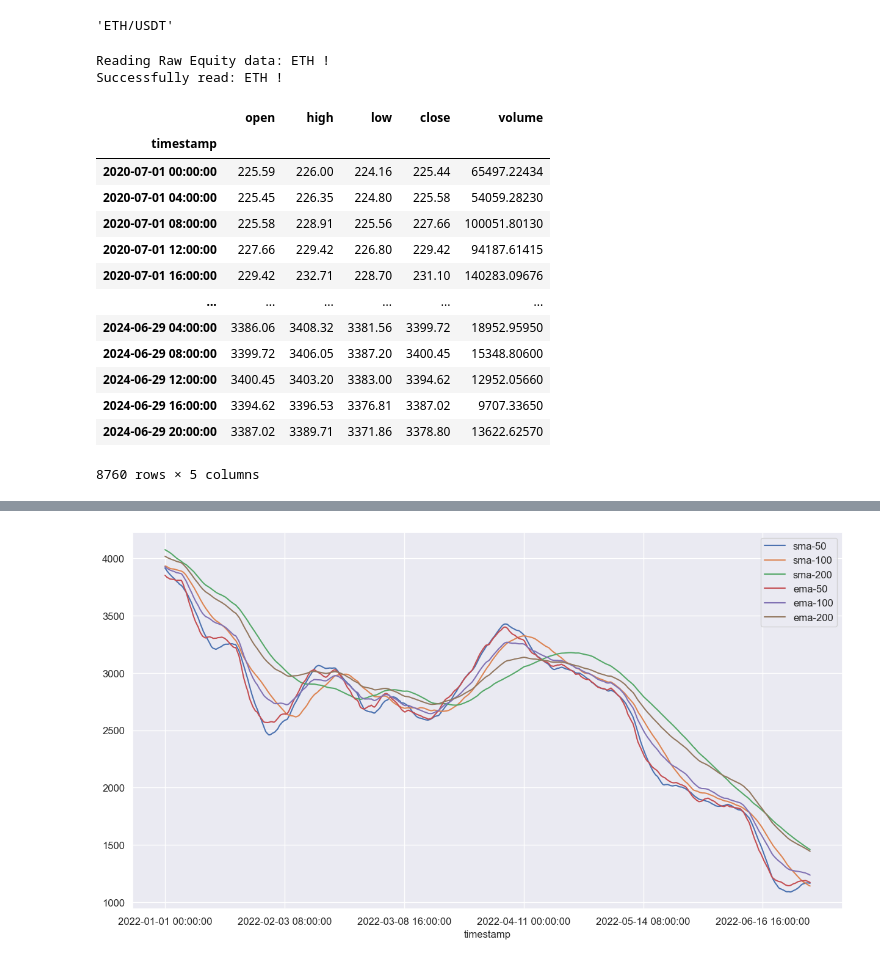
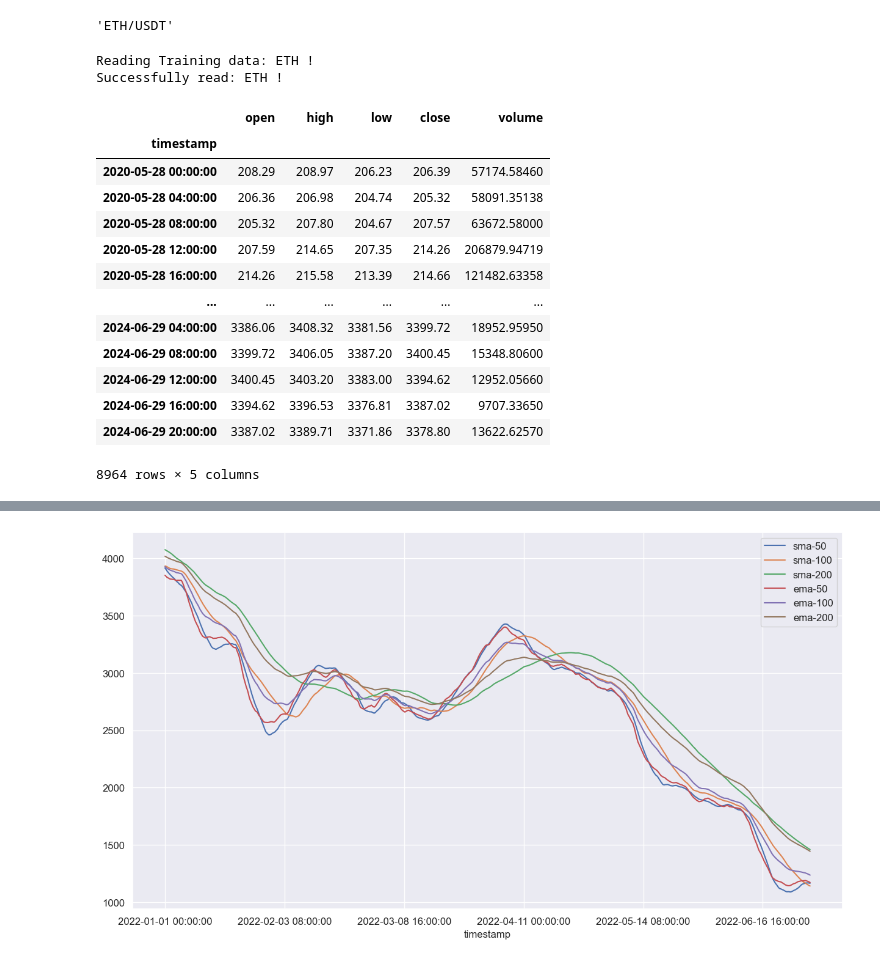
Before and after one commit to DivyanshGupta2006/Project-catRL, a Jupyter notebook: notebooks/feature_engineering.ipynb, the cells around one changed output, grey strips where cells are left out. Cells and saved outputs as stored; diff of their text form; code cells hidden in the pictures.

```diff
--- a/notebooks/feature_engineering.ipynb
+++ b/notebooks/feature_engineering.ipynb
@@ -34,25 +34,25 @@ symbol
 # %% [output]
 'ETH/USDT'
 # %%
-data = read_file.read_training_data(symbol)
+data = read_file.read_raw_training_data(symbol)
 data
 # %% [output]
-Reading Raw Equity data: ETH !
+Reading Training data: ETH !
 Successfully read: ETH !
 |  | open | high | low | close | volume |
 | timestamp |  |  |  |  |  |
-| 2020-07-01 00:00:00 | 225.59 | 226.00 | 224.16 | 225.44 | 65497.22434 |
-| 2020-07-01 04:00:00 | 225.45 | 226.35 | 224.80 | 225.58 | 54059.28230 |
-| 2020-07-01 08:00:00 | 225.58 | 228.91 | 225.56 | 227.66 | 100051.80130 |
-| 2020-07-01 12:00:00 | 227.66 | 229.42 | 226.80 | 229.42 | 94187.61415 |
-| 2020-07-01 16:00:00 | 229.42 | 232.71 | 228.70 | 231.10 | 140283.09676 |
+| 2020-05-28 00:00:00 | 208.29 | 208.97 | 206.23 | 206.39 | 57174.58460 |
+| 2020-05-28 04:00:00 | 206.36 | 206.98 | 204.74 | 205.32 | 58091.35138 |
+| 2020-05-28 08:00:00 | 205.32 | 207.80 | 204.67 | 207.57 | 63672.58000 |
+| 2020-05-28 12:00:00 | 207.59 | 214.65 | 207.35 | 214.26 | 206879.94719 |
+| 2020-05-28 16:00:00 | 214.26 | 215.58 | 213.39 | 214.66 | 121482.63358 |
 | ... | ... | ... | ... | ... | ... |
 | 2024-06-29 04:00:00 | 3386.06 | 3408.32 | 3381.56 | 3399.72 | 18952.95950 |
 | 2024-06-29 08:00:00 | 3399.72 | 3406.05 | 3387.20 | 3400.45 | 15348.80600 |
 | 2024-06-29 12:00:00 | 3400.45 | 3403.20 | 3383.00 | 3394.62 | 12952.05660 |
 | 2024-06-29 16:00:00 | 3394.62 | 3396.53 | 3376.81 | 3387.02 | 9707.33650 |
 | 2024-06-29 20:00:00 | 3387.02 | 3389.71 | 3371.86 | 3378.80 | 13622.62570 |
-8760 rows × 5 columns
+8964 rows × 5 columns
 # %%
 # define a function to plot various datafields
 def plot_df(df, kind=None):
```
Also changed, not shown: parts of 7 cells of this notebook, 6 other files.
